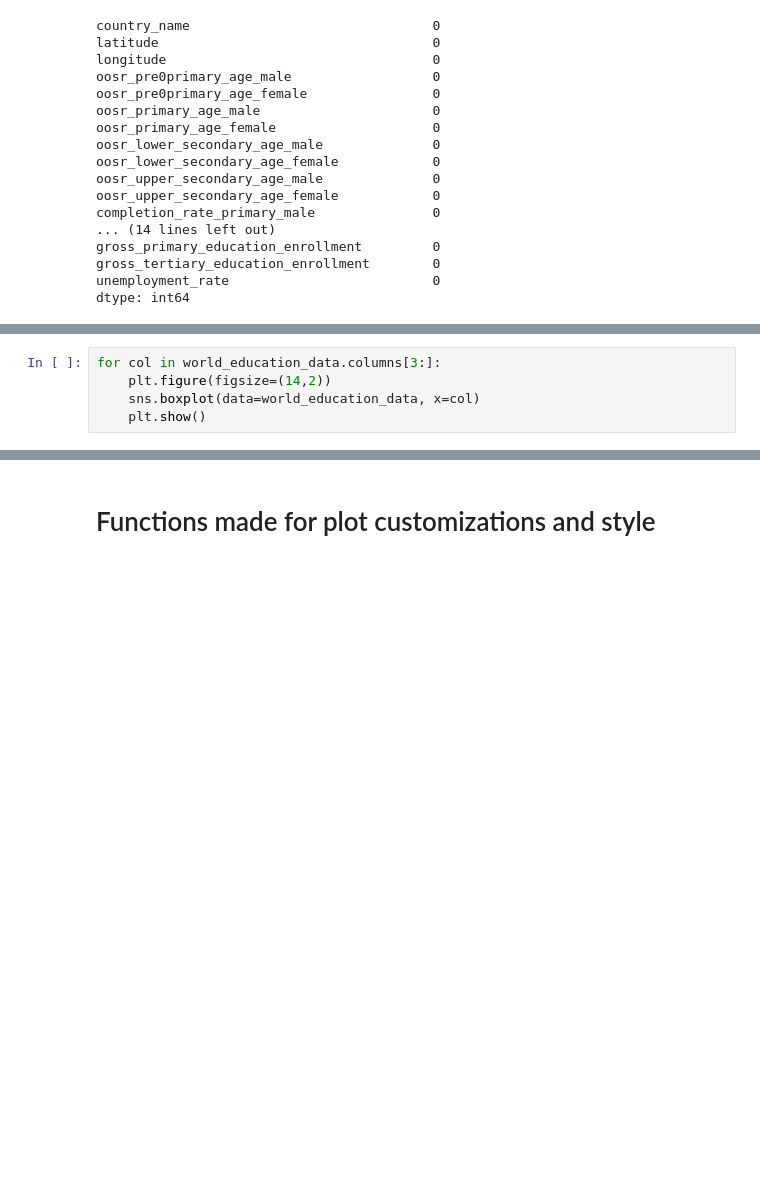
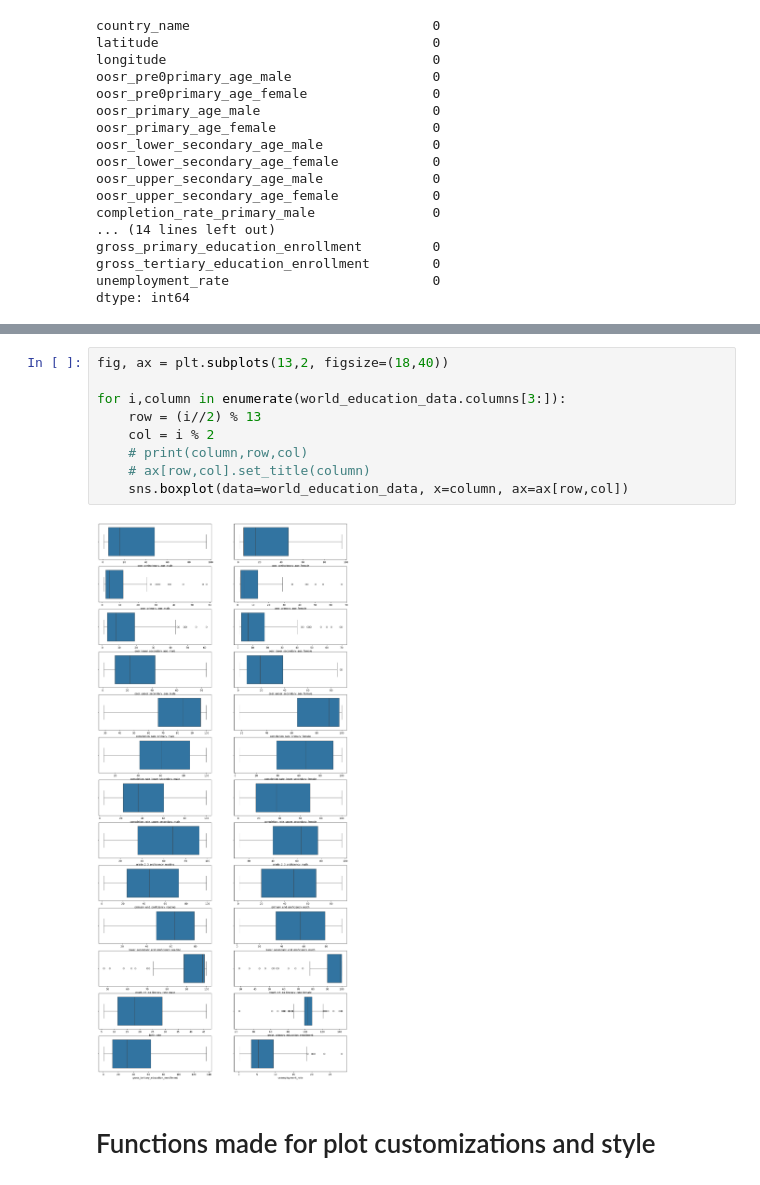
Before and after one commit to ali-bin-kashif/world-educational-dataset-analysis, a Jupyter notebook: world-education-data-analysis.ipynb, the cells around one changed output, grey strips where cells are left out. Cells and saved outputs as stored; diff of their text form; blank space fills up the shorter version.

```diff
--- a/world-education-data-analysis.ipynb
+++ b/world-education-data-analysis.ipynb
@@ -204,7 +226,2 @@ world_education_data.describe()
 | max | 64.963051 | 178.065032 | 96.000000 | 96.000000 | 58.000000 | ... |
 8 rows × 28 columns
-# %%
-for col in world_education_data.columns[3:]:
-    plt.figure(figsize=(14,2))
-    sns.boxplot(data=world_education_data, x=col)
-    plt.show()
@@ -225,3 +228,14 @@ for col in world_education_data.columns[3:]:
+# %%
+fig, ax = plt.subplots(13,2, figsize=(18,40))
+
+for i,column in enumerate(world_education_data.columns[3:]):
+    row = (i//2) % 13
+    col = i % 2
+    # print(column,row,col)
+    # ax[row,col].set_title(column)
+    sns.boxplot(data=world_education_data, x=column, ax=ax[row,col])
+# %% [output]
+[figure, added]
 # %% [markdown]
 # Functions made for plot customizations and style
 # %%
```
Also changed, not shown: parts of 10 cells of this notebook.
